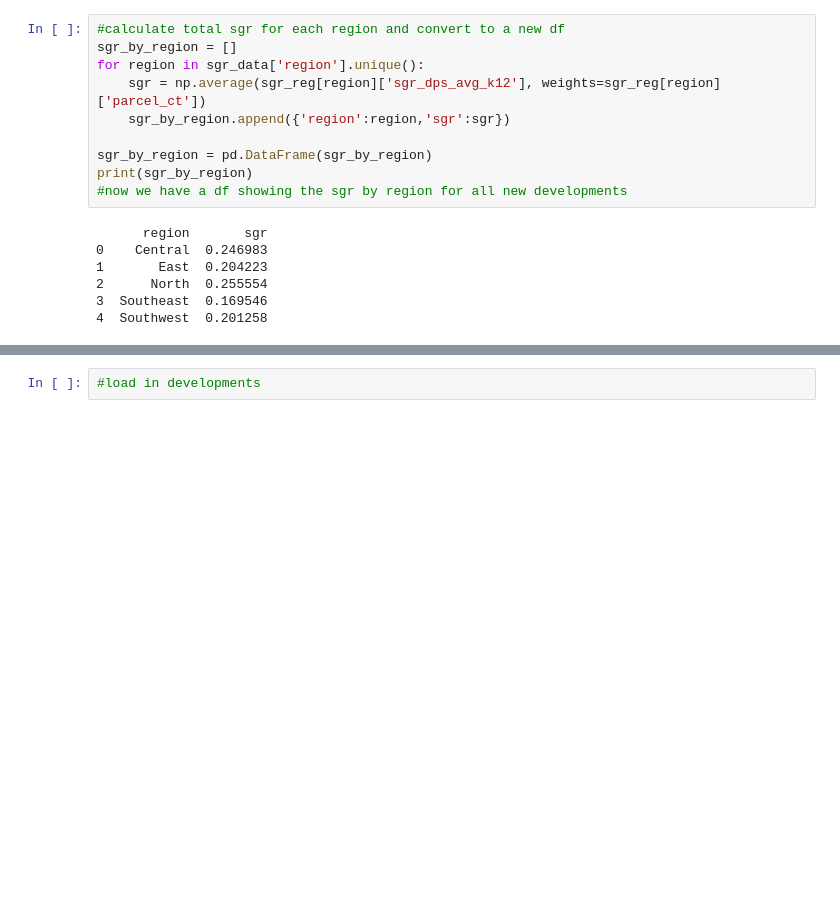
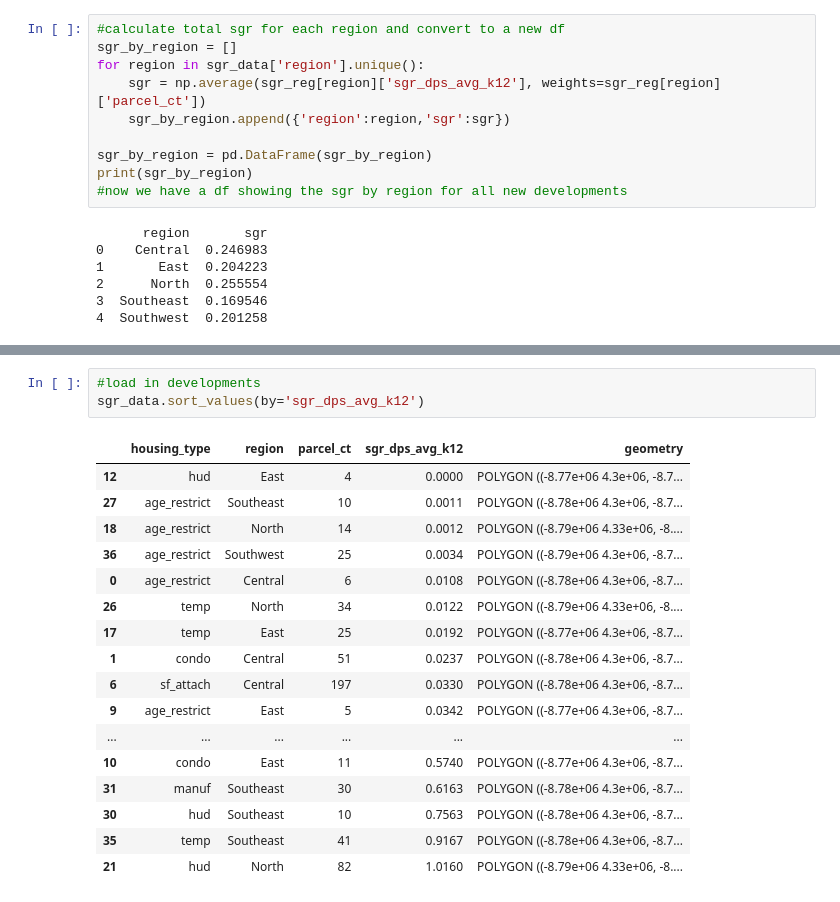
Before and after one commit to olublin/DPS-Planning, a Jupyter notebook: sgr_dev.ipynb, the cells around one changed output, grey strips where cells are left out. Saved outputs shown, nothing was run; the diff lists cells and outputs as text; blank space fills up the shorter version.

```diff
--- a/sgr_dev.ipynb
+++ b/sgr_dev.ipynb
@@ -166,2 +167,21 @@ plt.show()
 # %%
 #load in developments
+sgr_data.sort_values(by='sgr_dps_avg_k12')
+# %% [output]
+|  | housing_type | region | parcel_ct | sgr_dps_avg_k12 | geometry |
+| 12 | hud | East | 4 | 0.0000 | POLYGON ((-8.77e+06 4.3e+06, -8.7... |
+| 27 | age_restrict | Southeast | 10 | 0.0011 | POLYGON ((-8.78e+06 4.3e+06, -8.7... |
+| 18 | age_restrict | North | 14 | 0.0012 | POLYGON ((-8.79e+06 4.33e+06, -8.... |
+| 36 | age_restrict | Southwest | 25 | 0.0034 | POLYGON ((-8.79e+06 4.3e+06, -8.7... |
+| 0 | age_restrict | Central | 6 | 0.0108 | POLYGON ((-8.78e+06 4.3e+06, -8.7... |
+| 26 | temp | North | 34 | 0.0122 | POLYGON ((-8.79e+06 4.33e+06, -8.... |
+| 17 | temp | East | 25 | 0.0192 | POLYGON ((-8.77e+06 4.3e+06, -8.7... |
+| 1 | condo | Central | 51 | 0.0237 | POLYGON ((-8.78e+06 4.3e+06, -8.7... |
+| 6 | sf_attach | Central | 197 | 0.0330 | POLYGON ((-8.78e+06 4.3e+06, -8.7... |
+| 9 | age_restrict | East | 5 | 0.0342 | POLYGON ((-8.77e+06 4.3e+06, -8.7... |
+| ... | ... | ... | ... | ... | ... |
+| 10 | condo | East | 11 | 0.5740 | POLYGON ((-8.77e+06 4.3e+06, -8.7... |
+| 31 | manuf | Southeast | 30 | 0.6163 | POLYGON ((-8.78e+06 4.3e+06, -8.7... |
+| 30 | hud | Southeast | 10 | 0.7563 | POLYGON ((-8.78e+06 4.3e+06, -8.7... |
+| 35 | temp | Southeast | 41 | 0.9167 | POLYGON ((-8.78e+06 4.3e+06, -8.7... |
+| 21 | hud | North | 82 | 1.0160 | POLYGON ((-8.79e+06 4.33e+06, -8.... |
```
Also changed, not shown: parts of 2 cells of this notebook.
